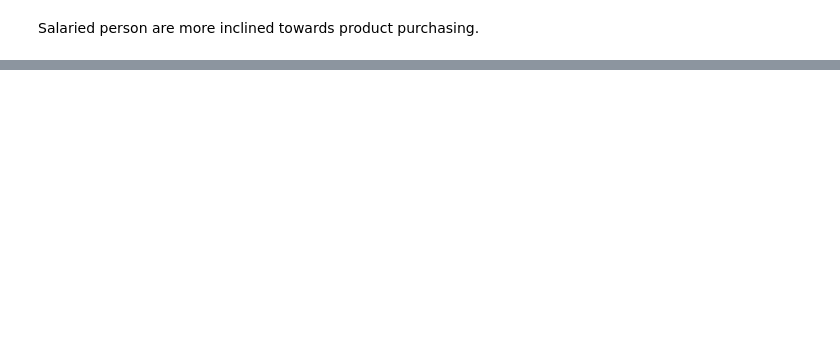
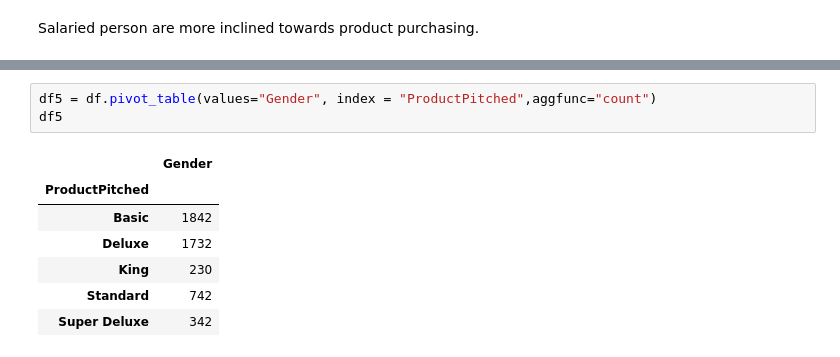
Before and after one commit to Shoyeb45/MiniProjects, a Jupyter notebook: PythonAssign/EDA/main.ipynb, the cells around one changed output, grey strips where cells are left out. Drawn from its saved outputs; the diff is of its cells as text; blank space fills up the shorter version.

```diff
--- a/PythonAssign/EDA/main.ipynb
+++ b/PythonAssign/EDA/main.ipynb
@@ -199,0 +229,11 @@ Salaried person are more inclined towards product purchasing.
+# %%
+df5 = df.pivot_table(values="Gender", index = "ProductPitched",aggfunc="count")
+df5
+# %% [output]
+|  | Gender |
+| ProductPitched |  |
+| Basic | 1842 |
+| Deluxe | 1732 |
+| King | 230 |
+| Standard | 742 |
+| Super Deluxe | 342 |
```
Also changed, not shown: parts of 9 cells of this notebook.
